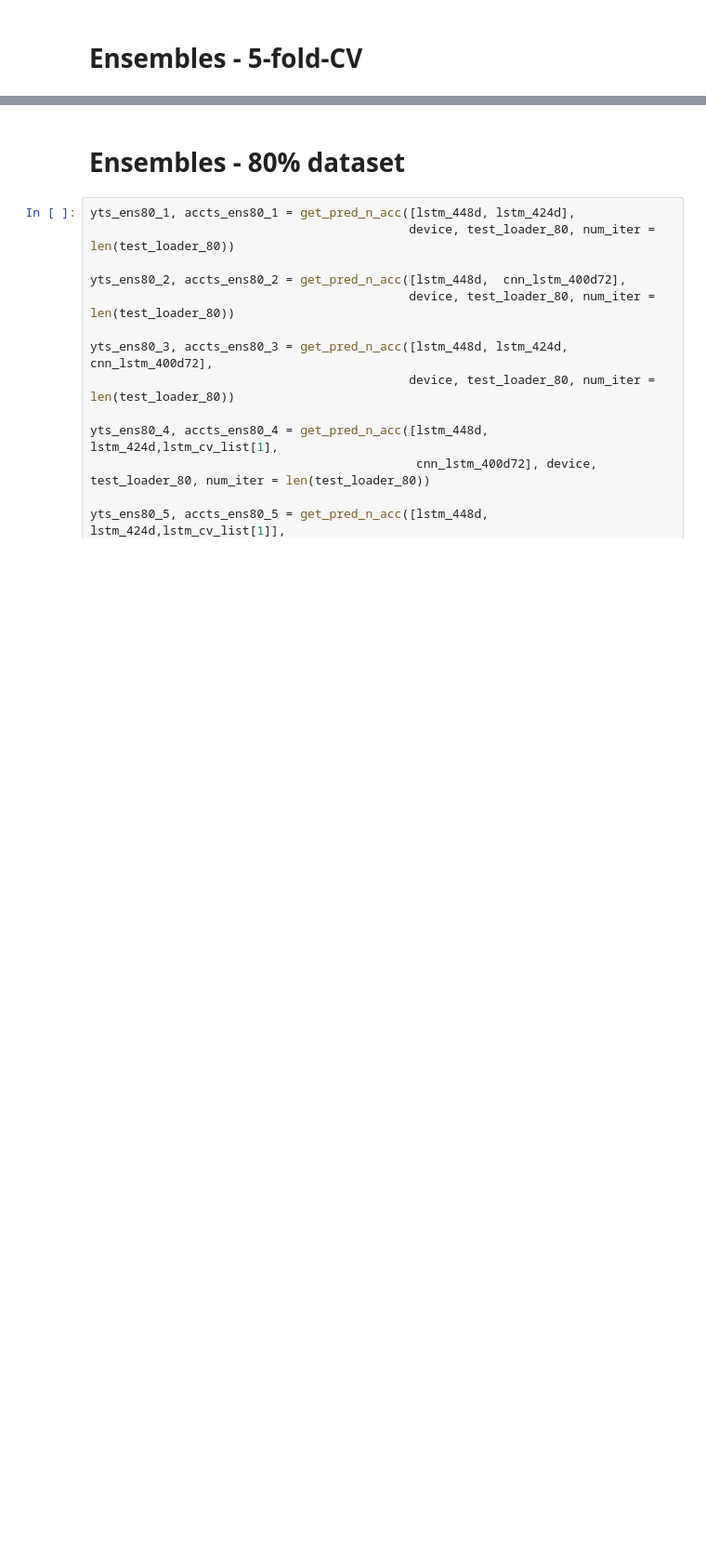
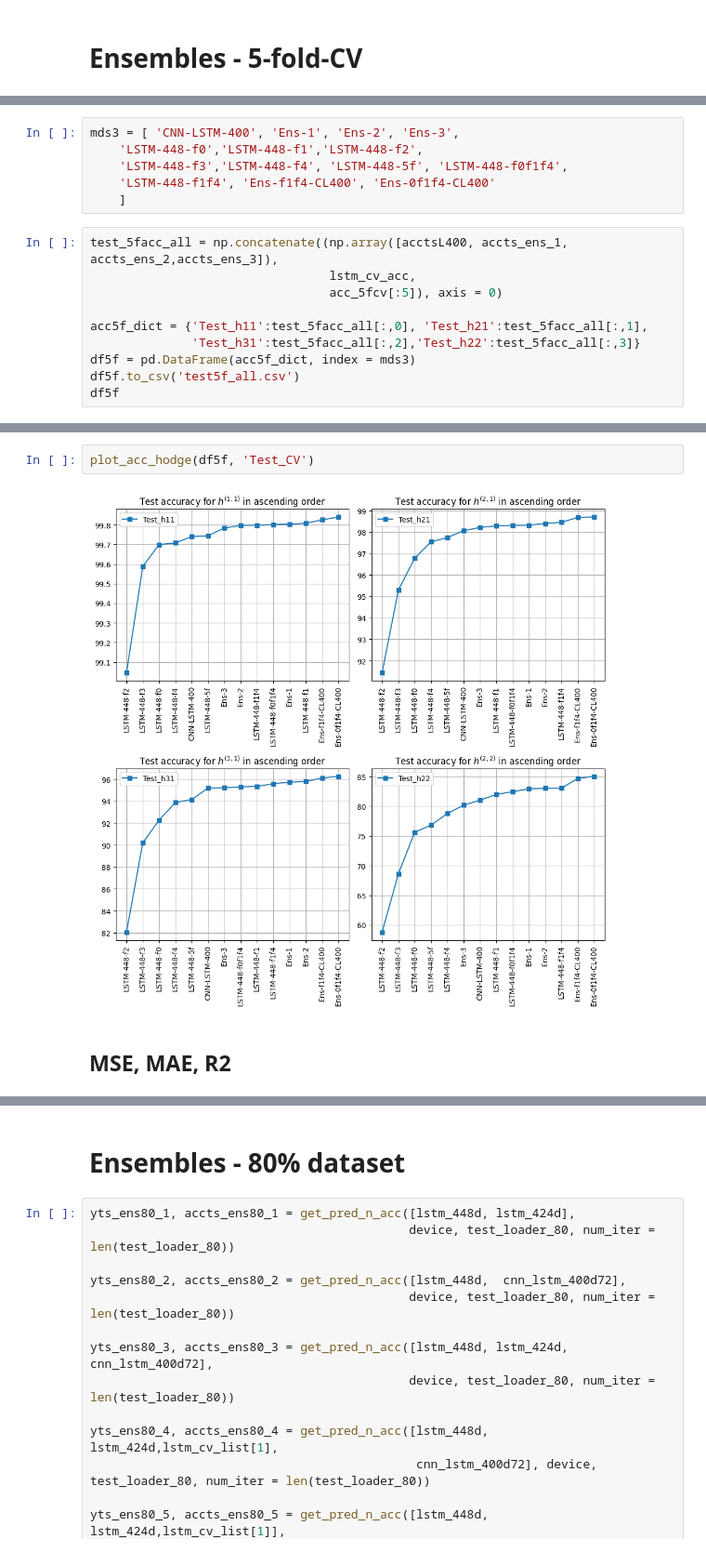
Before and after one commit to lorrespz/CICY4-Deep-learning-hybrid-recurrent-NNs-main, a Jupyter notebook: cicy4-training-results-all-models-w-5fold-cv.ipynb, the cells around one changed output, grey strips where cells are left out. Shown at 93% size. Cells and saved outputs as stored; diff of their text form; blank space fills up the shorter version.

```diff
--- a/cicy4-training-results-all-models-w-5fold-cv.ipynb
+++ b/cicy4-training-results-all-models-w-5fold-cv.ipynb
@@ -618,3 +857,19 @@ array([[99.74494443, 97.74424883, 94.13924267, 76.81202626],
        [99.82609848, 98.68055671, 96.10791832, 84.66740644],
        [99.84045225, 98.70595185, 96.25918504, 85.03177153],
        [99.83769191, 98.72140976, 96.32322496, 84.83689141]])
+# %%
+mds3 = [ 'CNN-LSTM-400', 'Ens-1', 'Ens-2', 'Ens-3',
+    'LSTM-448-f0','LSTM-448-f1','LSTM-448-f2',
+    'LSTM-448-f3','LSTM-448-f4', 'LSTM-448-5f', 'LSTM-448-f0f1f4',
+    'LSTM-448-f1f4', 'Ens-f1f4-CL400', 'Ens-0f1f4-CL400'
+    ]
+# %%
+test_5facc_all = np.concatenate((np.array([acctsL400, accts_ens_1, accts_ens_2,accts_ens_3]),
+                                 lstm_cv_acc,
+                                 acc_5fcv[:5]), axis = 0)
+
+acc5f_dict = {'Test_h11':test_5facc_all[:,0], 'Test_h21':test_5facc_all[:,1],
+              'Test_h31':test_5facc_all[:,2],'Test_h22':test_5facc_all[:,3]}
+df5f = pd.DataFrame(acc5f_dict, index = mds3)
+df5f.to_csv('test5f_all.csv')
+df5f
@@ -620,0 +892,6 @@ array([[99.74494443, 97.74424883, 94.13924267, 76.81202626],
+# %%
+plot_acc_hodge(df5f, 'Test_CV')
+# %% [output]
+[figure, added]
+# %% [markdown]
+## MSE, MAE, R2
```
Also changed, not shown: parts of 40 cells of this notebook.
